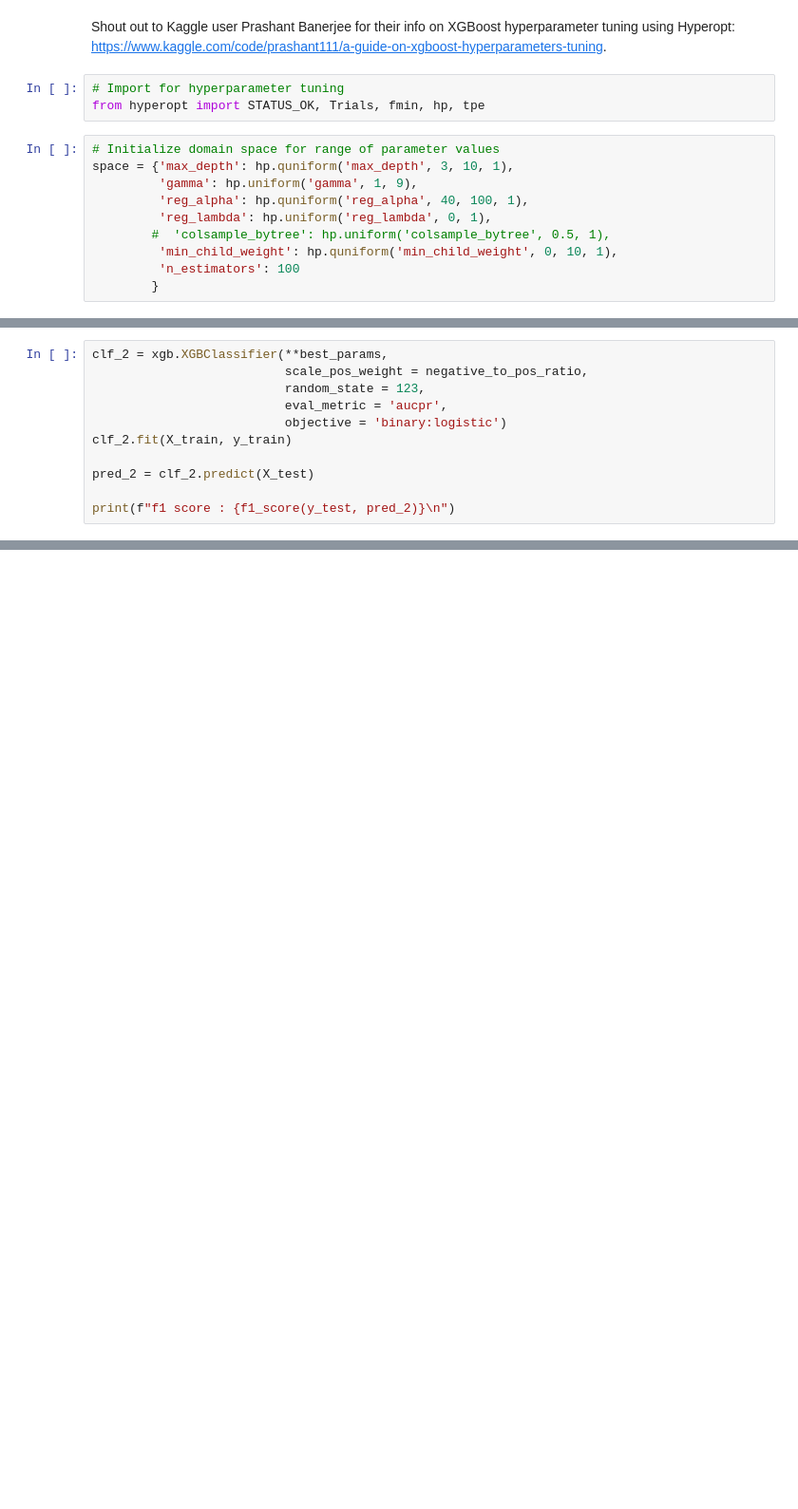
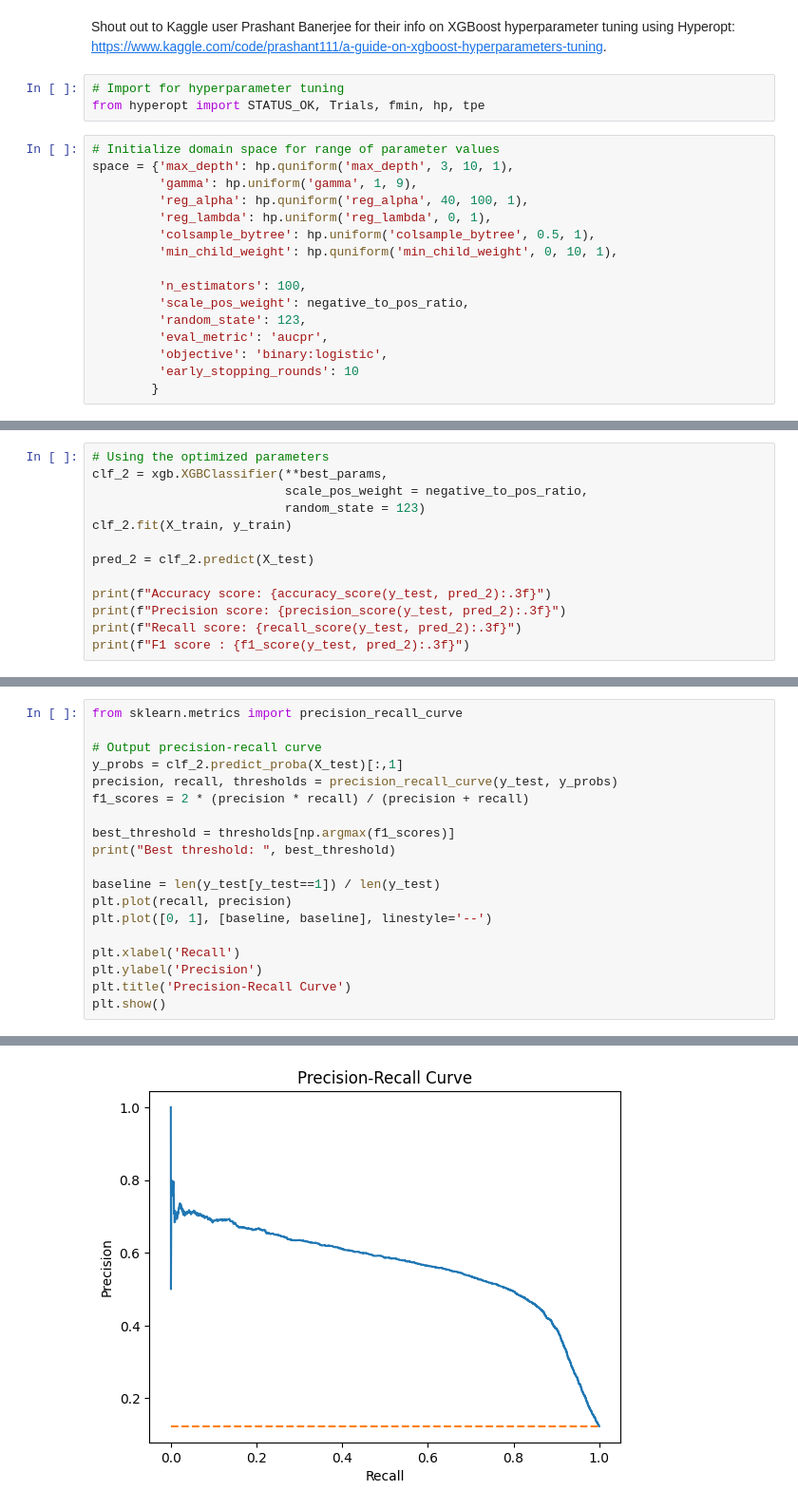
Before and after one commit to BenjaminUy/Predicting-Loan-User-Default-Risk, a Jupyter notebook: notebooks/Model_Development.ipynb, the cells around one changed output, grey strips where cells are left out. Shown at 95% size. Saved outputs shown, nothing was run; the diff lists cells and outputs as text; blank space fills up the shorter version.

Commit message:
Additional work with hyperopt; got XGB model with comparable scores to optimized random forest model.

```diff
--- a/notebooks/Model_Development.ipynb
+++ b/notebooks/Model_Development.ipynb
@@ -608,9 +608,15 @@ space = {'max_depth': hp.quniform('max_depth', 3, 10, 1),
          'gamma': hp.uniform('gamma', 1, 9),
          'reg_alpha': hp.quniform('reg_alpha', 40, 100, 1),
          'reg_lambda': hp.uniform('reg_lambda', 0, 1),
-        #  'colsample_bytree': hp.uniform('colsample_bytree', 0.5, 1),
+         'colsample_bytree': hp.uniform('colsample_bytree', 0.5, 1),
          'min_child_weight': hp.quniform('min_child_weight', 0, 10, 1),
-         'n_estimators': 100
+
+         'n_estimators': 100,
+         'scale_pos_weight': negative_to_pos_ratio,
+         'random_state': 123,
+         'eval_metric': 'aucpr',
+         'objective': 'binary:logistic',
+         'early_stopping_rounds': 10
         }
 # %%
 # Define objective function
@@ -688,12 +697,14 @@ best_params
 # %%
+# Using the optimized parameters
 clf_2 = xgb.XGBClassifier(**best_params,
                           scale_pos_weight = negative_to_pos_ratio,
-                          random_state = 123,
-                          eval_metric = 'aucpr',
-                          objective = 'binary:logistic')
+                          random_state = 123)
 clf_2.fit(X_train, y_train)
 
 pred_2 = clf_2.predict(X_test)
 
-print(f"f1 score : {f1_score(y_test, pred_2)}\n")
+print(f"Accuracy score: {accuracy_score(y_test, pred_2):.3f}")
+print(f"Precision score: {precision_score(y_test, pred_2):.3f}")
+print(f"Recall score: {recall_score(y_test, pred_2):.3f}")
+print(f"F1 score : {f1_score(y_test, pred_2):.3f}")
 # %% [output]
@@ -700,0 +715,20 @@ f1 score : 0.598725396198748
+# %%
+from sklearn.metrics import precision_recall_curve
+
+# Output precision-recall curve
+y_probs = clf_2.predict_proba(X_test)[:,1]
+precision, recall, thresholds = precision_recall_curve(y_test, y_probs)
+f1_scores = 2 * (precision * recall) / (precision + recall)
+
+best_threshold = thresholds[np.argmax(f1_scores)]
+print("Best threshold: ", best_threshold)
+
+baseline = len(y_test[y_test==1]) / len(y_test)
+plt.plot(recall, precision)
+plt.plot([0, 1], [baseline, baseline], linestyle='--')
+
+plt.xlabel('Recall')
+plt.ylabel('Precision')
+plt.title('Precision-Recall Curve')
+plt.show()
+# %% [output]
@@ -700,0 +736 @@ f1 score : 0.598725396198748
+[figure, added]
```
Also changed, not shown: parts of 11 cells of this notebook.
